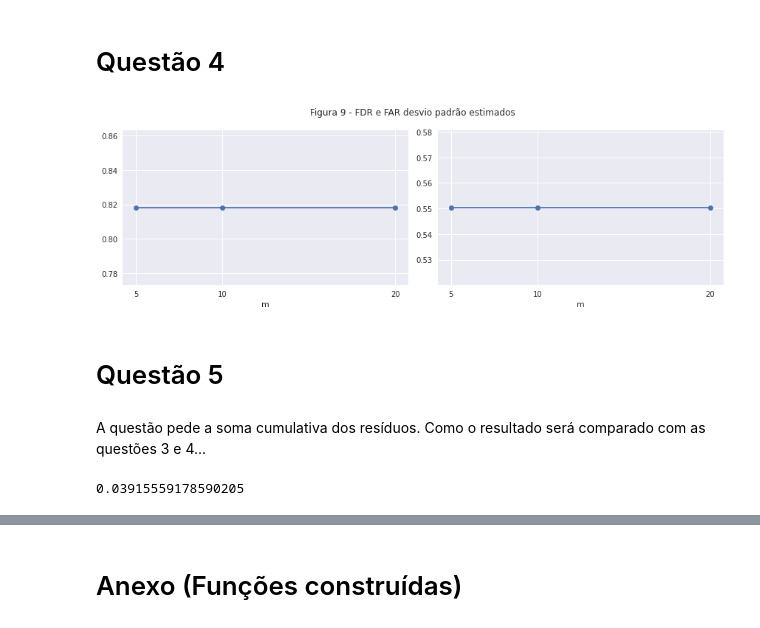
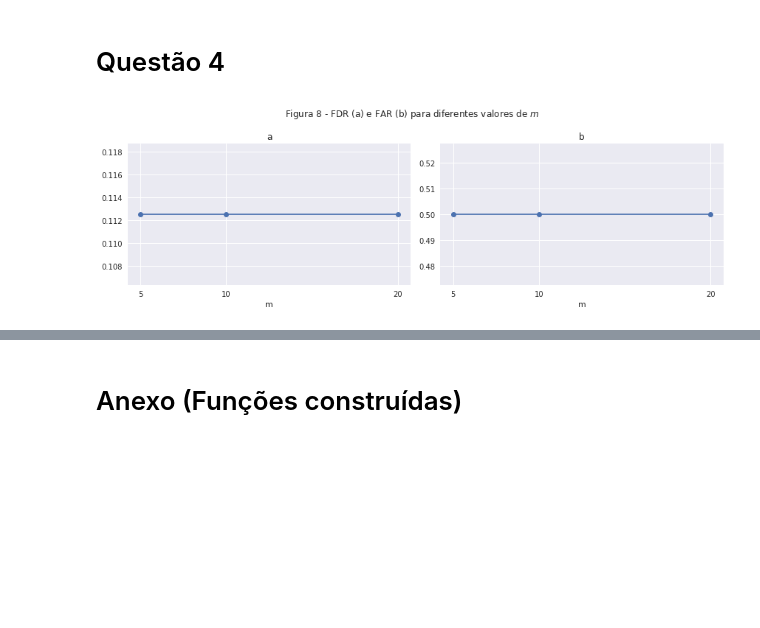
Before and after one commit to ifribeiro/TEI-EstApl, a Jupyter notebook: EPC10.ipynb, the cells around one changed output, grey strips where cells are left out. Cells and saved outputs as stored; diff of their text form; code cells hidden in the pictures; blank space fills up the shorter version.

```diff
--- a/EPC10.ipynb
+++ b/EPC10.ipynb
@@ -205,5 +134,10 @@ ultrapassam_falha, n_ultrapassam_falha = testes_controle_media(X_falha, Y_falha,
 - FP = False Positive: amostras de [601,1200] que ultrapassam o limiar\*100/600
 - FN = False Negative: amostras de [1201, 2000] que não ultrapassam o limiar\*100/800
 - TN = True negative: amostras de [601,1200] que não ultrapassam o limiar\*100/600
+# %%
+def FDR(TP, FN):
+    return TP/(TP+FN)
+def FAR(FP, TN):
+    return FP/(FP+TN)
 # %%
 # calculos do FDR para cada n
@@ -397,24 +313,19 @@ for sbar_i in medias_desvios:
     lista_ultrapassam_falha.append(u_f[0])
     lista_nultrapassam_falha.append(n_u_f[0])
 # %%
-fdrs = [FDR(tp, fp) for tp,fp in zip(lista_ultrapassam_falha, lista_ultrapassam_normal)]
-fars = [FAR(fn,tn) for fn, tn in zip(lista_nultrapassam_falha, lista_nultrapassam_normal)]
+fdrs = [FDR(tp, fn) for tp, fn in zip(lista_ultrapassam_falha, lista_nultrapassam_falha)]
+fars = [FAR(fp, tn) for fp, tn in zip(lista_ultrapassam_normal, lista_ultrapassam_normal)]
+
 fig, ax = plt.subplots(figsize=(12,4), ncols=2)
 ax[0].plot(ms, fdrs, marker='o')
+ax[0].set_title("a")
 ax[1].plot(ms, fars, marker='o')
 ax[0].set_xlabel("m")
 ax[0].set_xticks([5, 10, 20])
 ax[1].set_xlabel("m")
-plt.suptitle("Figura 8 - FDR e FAR desvio padrão estimados")
+ax[1].set_title("b")
+plt.suptitle("Figura 8 - FDR (a) e FAR (b) para diferentes valores de $m$")
 plt.xticks(ms)
 plt.tight_layout();
 # %% [output]
-[figure, old version]
+[figure, new version]
-# %% [markdown]
-# Questão 5
-# %% [markdown]
-A questão pede a soma cumulativa dos resíduos. Como o resultado será comparado com as questões 3 e 4...
-# %%
-desvios_normais3.std()
-# %% [output]
-0.03915559178590205
```
Also changed, not shown: parts of 25 cells of this notebook, 1 other file.
